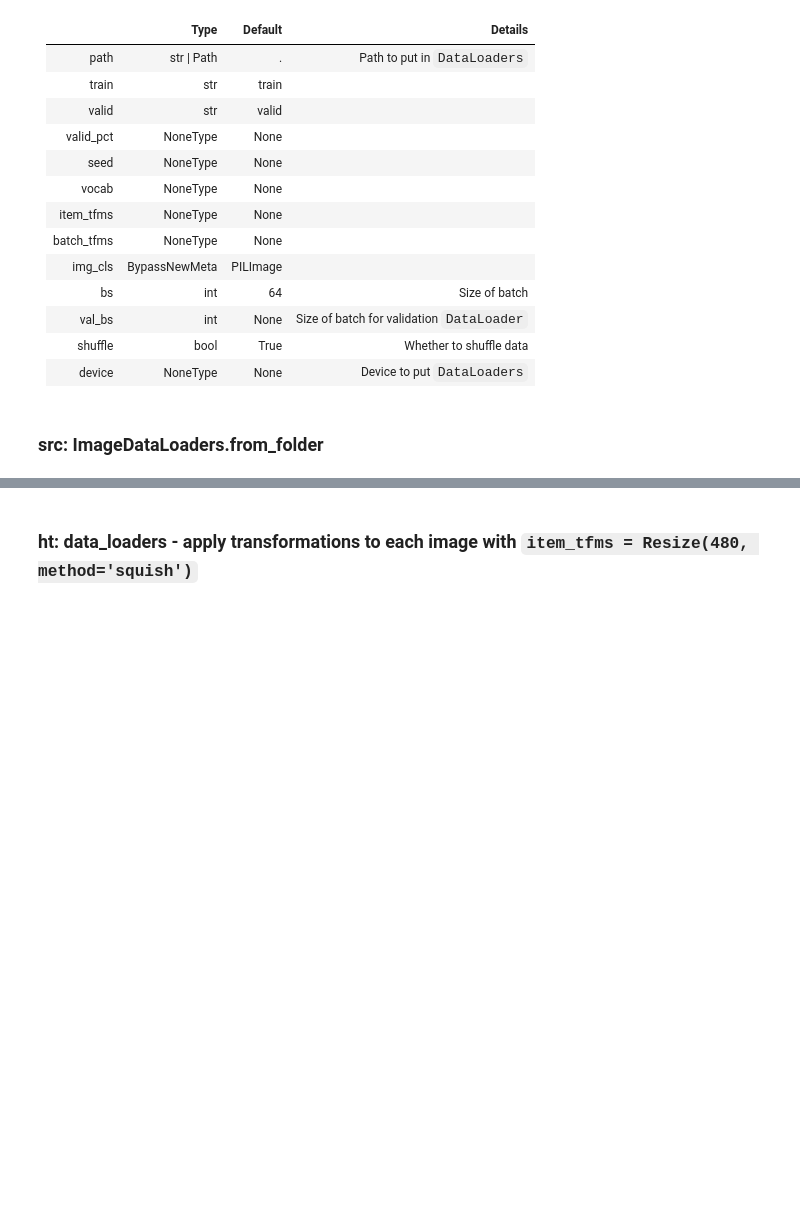
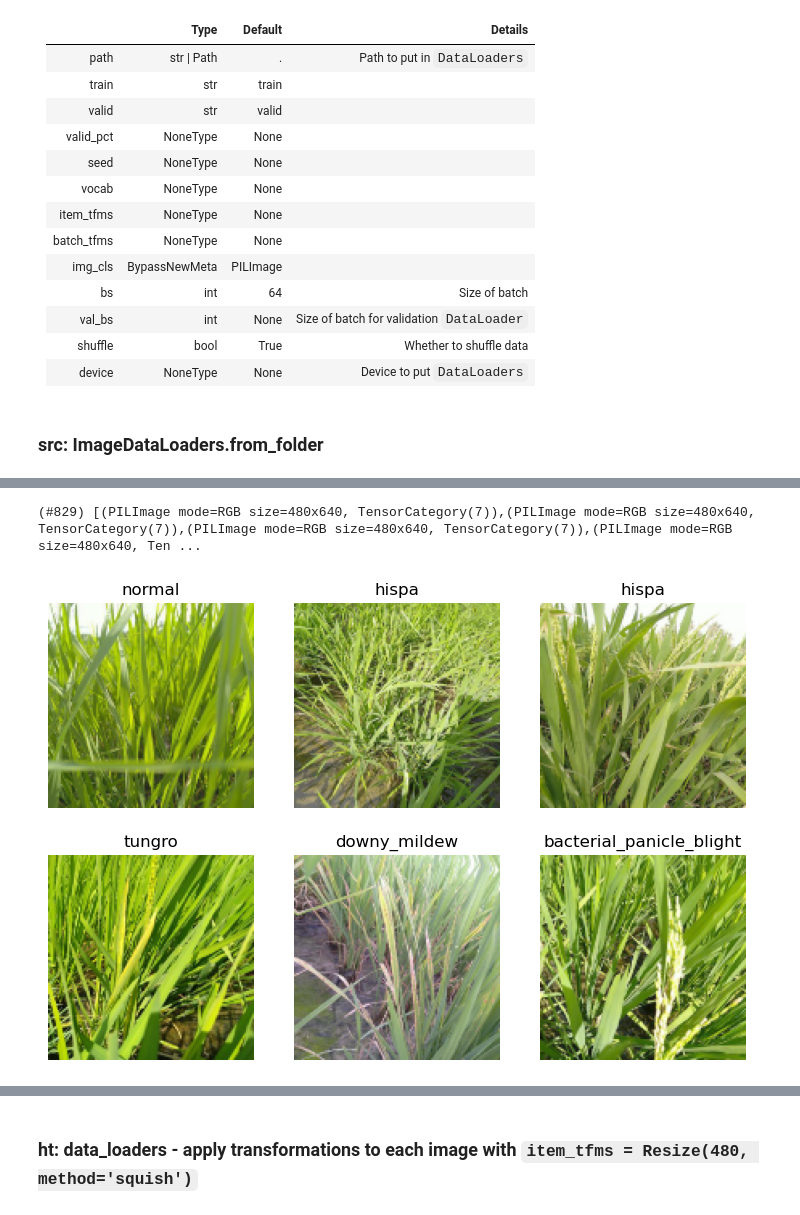
Before and after one commit to EmbraceLife/fastdebug, a Jupyter notebook: nbs/fastai_notebooks/0008_fastai_first_steps_road_to_top_part_1.ipynb, the cells around one changed output, grey strips where cells are left out. Saved outputs shown, nothing was run; the diff lists cells and outputs as text; code cells hidden in the pictures; blank space fills up the shorter version.

```diff
--- a/nbs/fastai_notebooks/0008_fastai_first_steps_road_to_top_part_1.ipynb
+++ b/nbs/fastai_notebooks/0008_fastai_first_steps_road_to_top_part_1.ipynb
@@ -659,0 +712,23 @@ trn_path = path/"train_images"
+# %%
+@delegates(_get_files_subset)
+def get_files_subset(path, recurse=True, folders=None, followlinks=True, **kwargs):
+    "Get all the files in `path` with optional `extensions`, optionally with `recurse`, only in `folders`, if specified."
+    path = Path(path)
+    folders=L(folders)
+    extensions = kwargs['extensions']
+    ratio = kwargs['ratio']
+    extensions = setify(extensions)
+    extensions = {e.lower() for e in extensions}
+    if recurse:
+        res = []
+        for i,(p,d,f) in enumerate(os.walk(path, followlinks=followlinks)): # returns (dirpath, dirnames, filenames)
+            if len(folders) !=0 and i==0: d[:] = [o for o in d if o in folders]
+            else:                         d[:] = [o for o in d if not o.startswith('.')]
+            if len(folders) !=0 and i==0 and '.' not in folders: continue
+            res += _get_files(p, f, extensions, ratio=ratio)
+    else:
+        f = [o.name for o in os.scandir(path) if o.is_file()]
+        res = _get_files_subset(path, f, extensions, ratio=ratio)
+    return L(res)
+# File:      ~/mambaforge/lib/python3.9/site-packages/fastai/data/transforms.py
+# Type:      function
@@ -659,0 +739,7 @@ trn_path = path/"train_images"
+# %%
+@delegates(get_files)
+def get_image_files_subset(path, ratio, **kwargs):
+    "Get image files in `path` recursively, only in `folders`, if specified."
+    return get_files_subset(path, ratio=ratio, extensions=image_extensions, **kwargs)
+# File:      ~/mambaforge/lib/python3.9/site-packages/fastai/data/transforms.py
+# Type:      function
@@ -659,0 +750,3 @@ trn_path = path/"train_images"
+# %%
+train_reduced = get_image_files_subset(path/"train_images", 0.1)
+train_reduced
@@ -660 +769,13 @@ trn_path = path/"train_images"
+# %%
+dls = ImageDataLoaders.from_path_func(".", train_reduced, valid_pct=0.2, seed=42,
+#     label_func = lambda x: str(x).split('/')[-2],
+    label_func = parent_label,
+    item_tfms=Resize(480, method='squish'),
+    batch_tfms=aug_transforms(size=128, min_scale=0.75))
+
+dls.show_batch(max_n=6)
+dls.train_ds
+# %% [output]
+(#829) [(PILImage mode=RGB size=480x640, TensorCategory(7)),(PILImage mode=RGB size=480x640, TensorCategory(7)),(PILImage mode=RGB size=480x640, TensorCategory(7)),(PILImage mode=RGB size=480x640, Ten ...
+[figure, added]
 # %%
```
Also changed, not shown: parts of 71 cells of this notebook, 10 other files.
